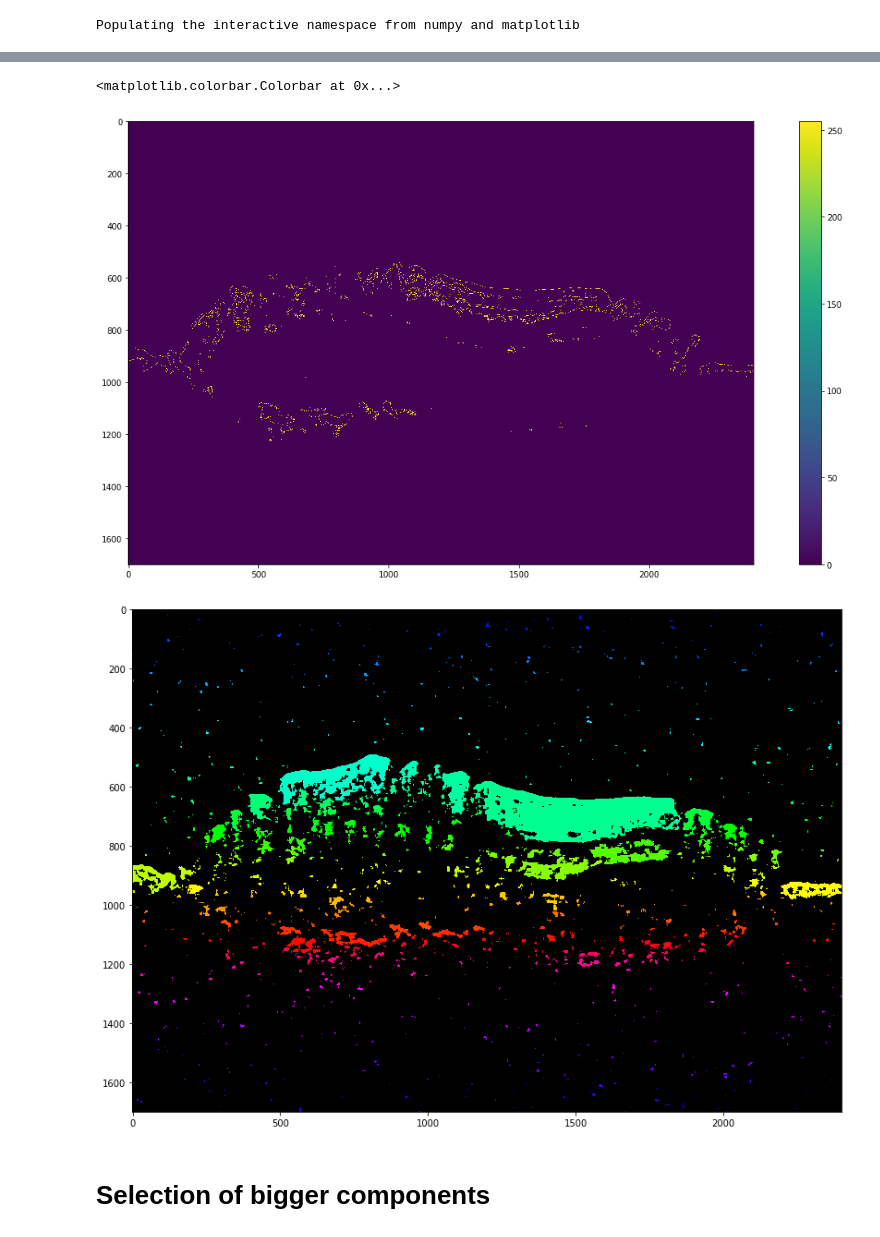
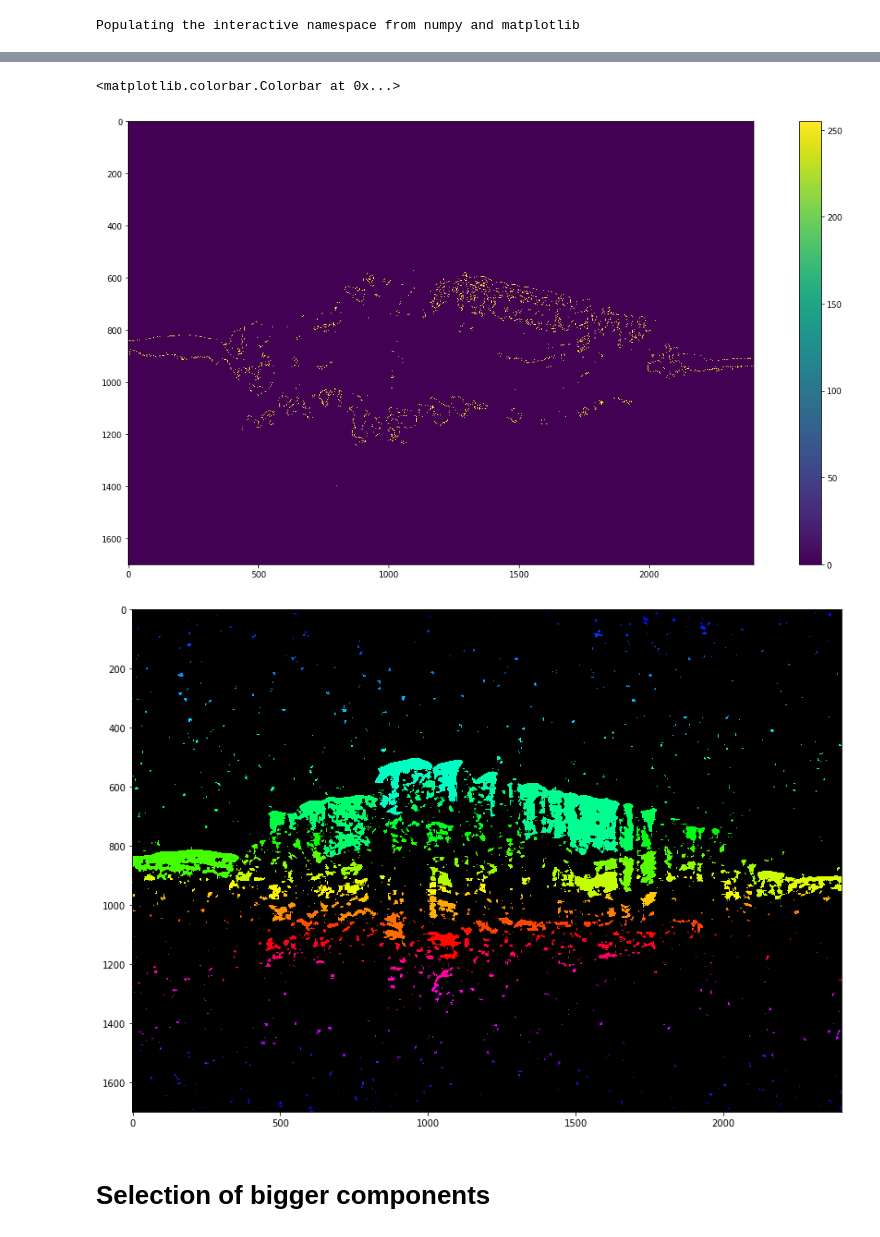
Before and after one commit to GiuliaLovati/Tesy, a Jupyter notebook: ConnectedComponents.ipynb, the cells around one changed output, grey strips where cells are left out. Saved outputs shown, nothing was run; the diff lists cells and outputs as text; code cells hidden in the pictures.

```diff
--- a/ConnectedComponents.ipynb
+++ b/ConnectedComponents.ipynb
@@ -59,8 +59,8 @@ def calcGST(inputIMG, w):
     # orientation angle calculation (stop)
     return coherency, orientation
 # %%
-#imgIn_pre = cv.imread("sharad_data/s_00429402_thm.jpg", cv.IMREAD_GRAYSCALE)
-imgIn_pre = cv.imread("sharad_data/s_00387302_thm.jpg", cv.IMREAD_GRAYSCALE)
+imgIn_pre = cv.imread("sharad_data/s_00429402_thm.jpg", cv.IMREAD_GRAYSCALE)
+#imgIn_pre = cv.imread("sharad_data/s_00387302_thm.jpg", cv.IMREAD_GRAYSCALE)
 
 imgIn = cv.fastNlMeansDenoising(imgIn_pre,None,22,7,21)
 imgInSquare = imgIn[1600:3600,2900:4900]
@@ -144,28 +144,28 @@ imshow(cannylab)
 colorbar()
 # %% [output]
 <matplotlib.colorbar.Colorbar at 0x...>
-[figure, old version]
+[figure, new version]
 # %%
 def connected_components_for_binaryimg(img):
     num_labels, labels = cv.connectedComponents(img)
     # Map component labels to hue val
     label_hue = np.uint8(179*labels/np.max(labels))
     blank_ch = 255*np.ones_like(label_hue)
     #print (blank_ch)
     labeled_img = cv.merge([label_hue, blank_ch, blank_ch])
 
     # cvt to BGR for display
     labeled_img = cv.cvtColor(labeled_img, cv.COLOR_HSV2BGR)
 
     # set bg label to black
     labeled_img[label_hue==0] = 0
     figure(figsize=(20,10))
     imshow(labeled_img)
 
 
-connected_components_for_binaryimg(ori_bin)
+ori_conncomp = connected_components_for_binaryimg(ori_bin)
 # %% [output]
-[figure, old version]
+[figure, new version]
 # %% [markdown]
 # Selection of bigger components
 # %%
```
Also changed, not shown: parts of 9 cells of this notebook.
